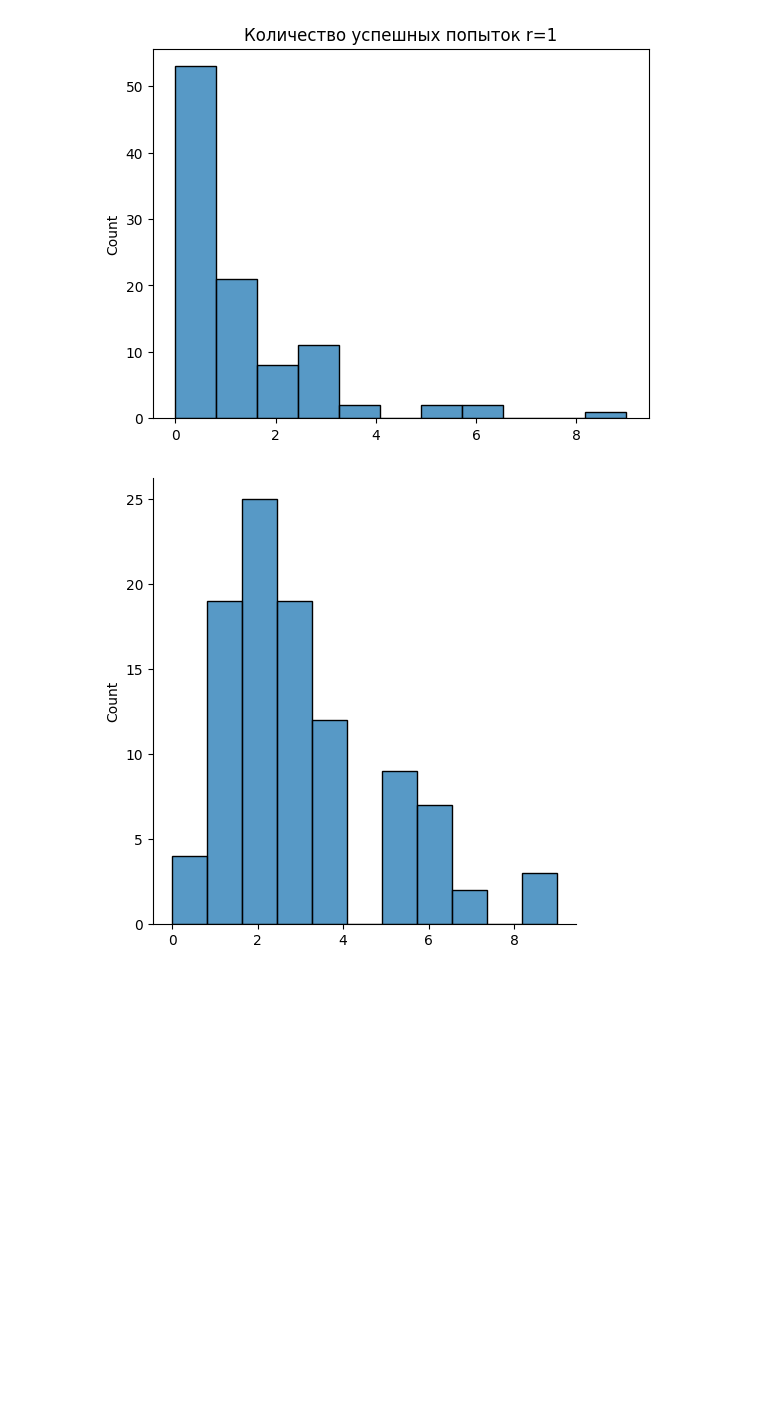
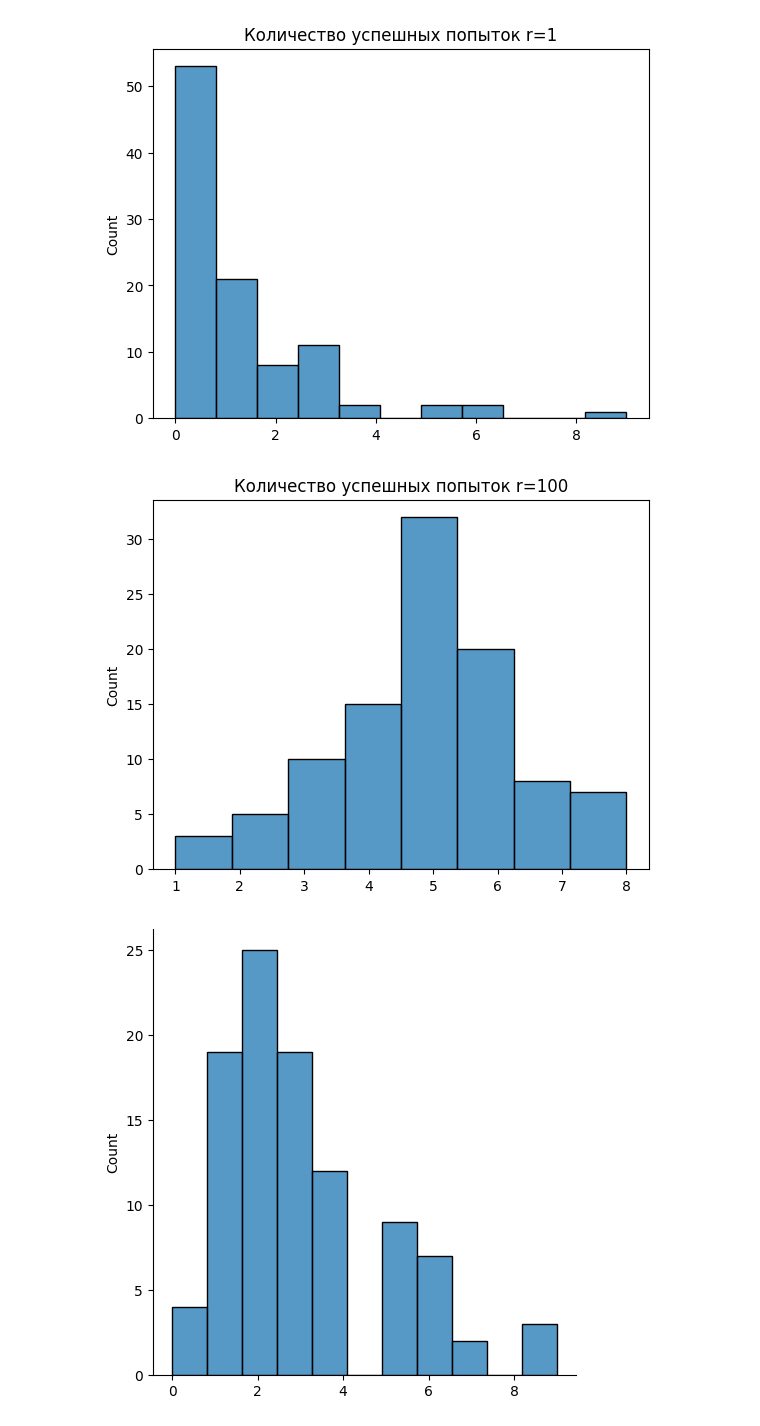
Before and after one commit to betelgeus/study, a Jupyter notebook: statistics/Top_distribution_types.ipynb, the cells around one changed output. Drawn from its saved outputs; the diff is of its cells as text; code cells hidden in the pictures; blank space fills up the shorter version.

```diff
--- a/statistics/Top_distribution_types.ipynb
+++ b/statistics/Top_distribution_types.ipynb
@@ -147,6 +147,35 @@ plt.title(f'Количество успешных попыток r={r}')
 plt.show()
 # %% [output]
 [figure]
+# %%
+neg_binomial_dist = []
+r = 100
+
+for _ in range(100):
+    success = 0
+    fail = 0
+    for _ in range(10):
+        # Побрасываем монетку, 1 — это орел, 0 — это решка. Вероятность выпасть орлу и решке 50/50.
+        trial = int(np.random.binomial(1, 0.5, 1))
+        # Если выпадает решка, то считаем попытку, как неудачную.
+        if trial == 0:
+            # Считаем число неуспешных попыток.
+            fail += 1
+        # Если выпадает орел, то считаем попытку, как удачную.
+        elif trial == 1:
+            # Cчитаем число успешных попыток.
+            success += 1
+        # Останавливаем эксперимент по достижению необходимого числа успешных попыток.
+        if success >= r:
+            break
+    # Повторяем эксперимент 1000 раз. Фиксируем количество неуспешных попыток.
+    neg_binomial_dist.append(fail)
+
+sns.histplot(neg_binomial_dist, bins=8)
+plt.title(f'Количество успешных попыток r={r}')
+plt.show()
+# %% [output]
+[figure, added]
 # %%
 # Симуляция распределения Пуассона
 poisson_dist = []
```
Also changed, not shown: parts of 1 cell of this notebook.
